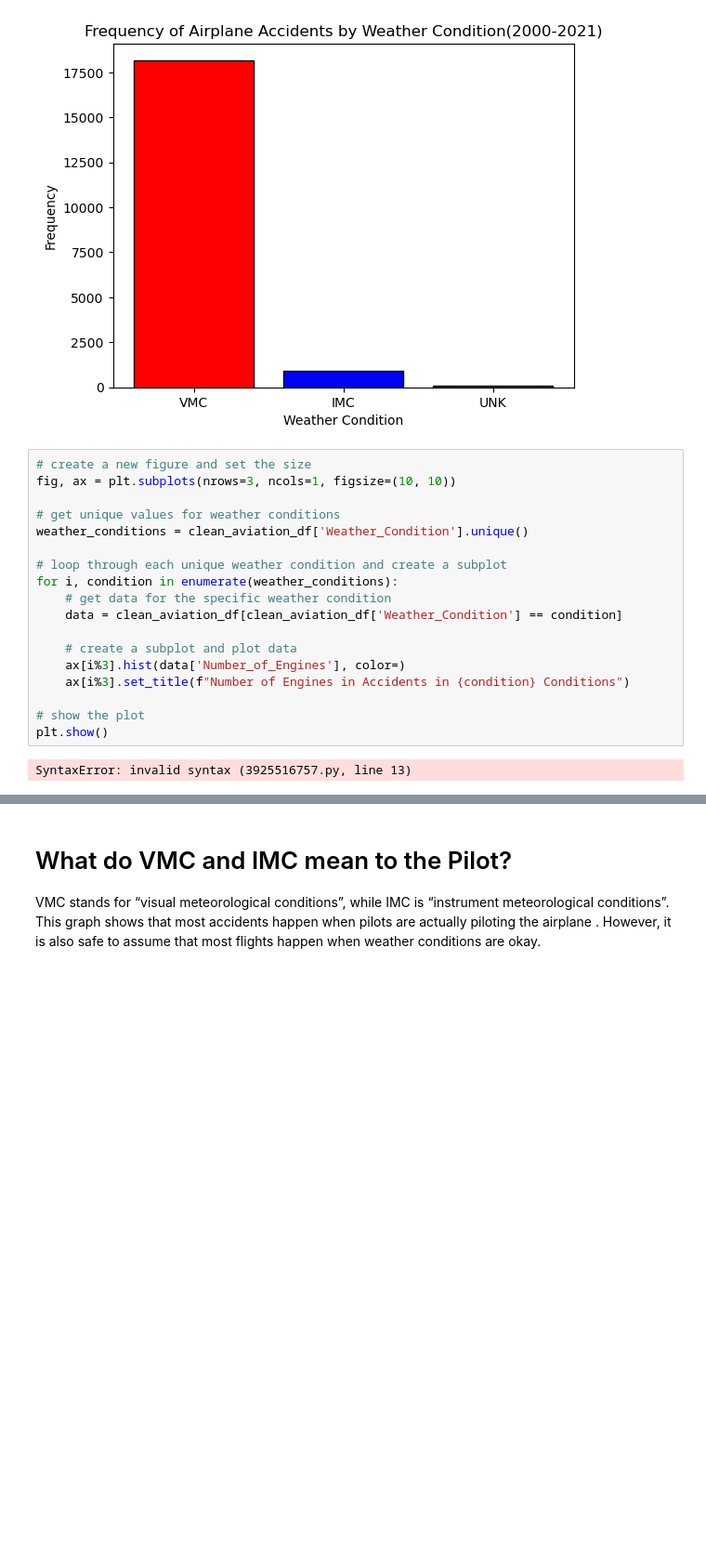
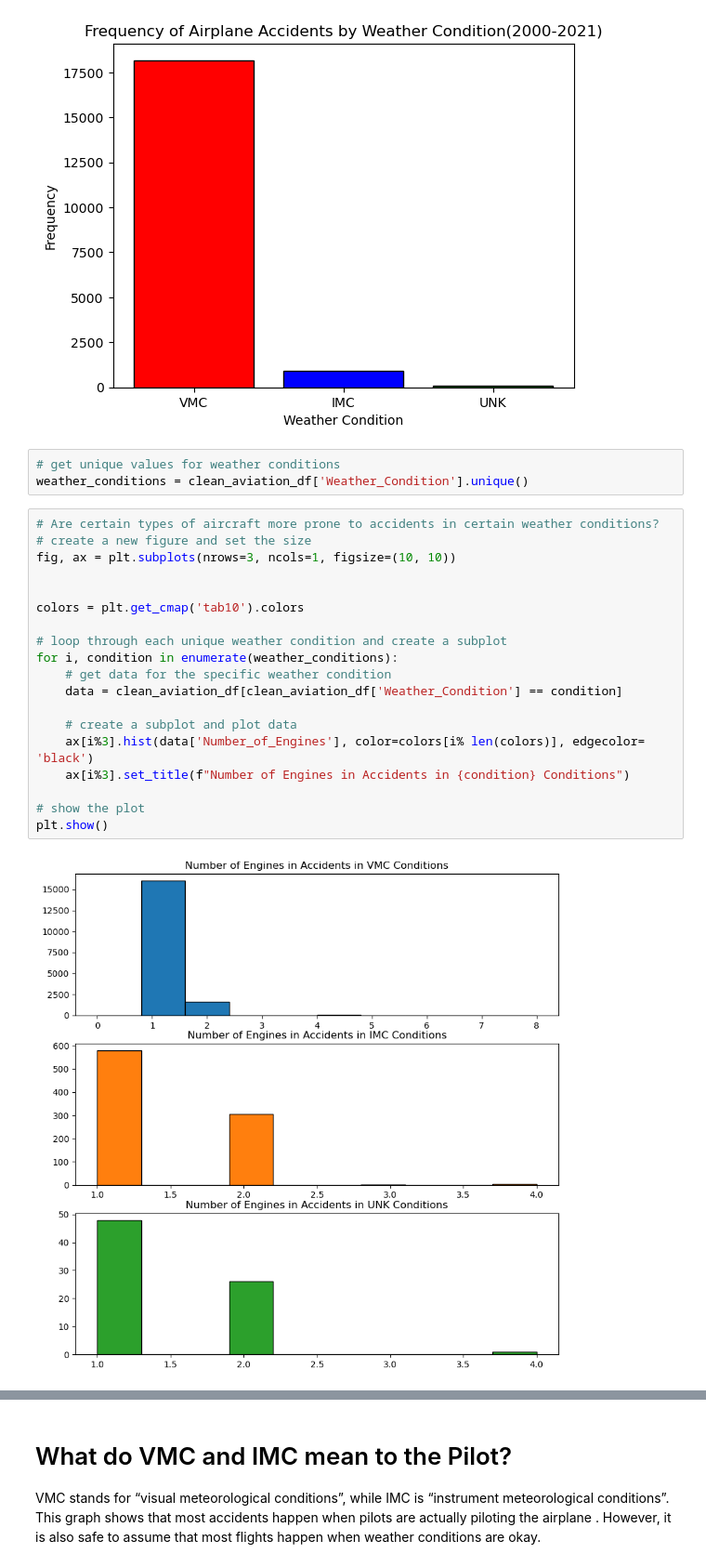
Before and after one commit to billywkim/Air_Travel_Analysis, a Jupyter notebook: Aviation_Weather/Aviation_Weather.ipynb, the cells around one changed output, grey strips where cells are left out. Shown at 93% size. Cells and saved outputs as stored; diff of their text form; blank space fills up the shorter version.

```diff
--- a/Aviation_Weather/Aviation_Weather.ipynb
+++ b/Aviation_Weather/Aviation_Weather.ipynb
@@ -727,23 +784,27 @@ plt.savefig('../Images/freq_weather_condition.png')
 plt.show()
 # %% [output]
 [figure]
+# %%
+# get unique values for weather conditions
+weather_conditions = clean_aviation_df['Weather_Condition'].unique()
 # %%
+# Are certain types of aircraft more prone to accidents in certain weather conditions?
 # create a new figure and set the size
 fig, ax = plt.subplots(nrows=3, ncols=1, figsize=(10, 10))
 
-# get unique values for weather conditions
-weather_conditions = clean_aviation_df['Weather_Condition'].unique()
+
+colors = plt.get_cmap('tab10').colors
 
 # loop through each unique weather condition and create a subplot
 for i, condition in enumerate(weather_conditions):
     # get data for the specific weather condition
     data = clean_aviation_df[clean_aviation_df['Weather_Condition'] == condition]
 
     # create a subplot and plot data
-    ax[i%3].hist(data['Number_of_Engines'], color=)
+    ax[i%3].hist(data['Number_of_Engines'], color=colors[i% len(colors)], edgecolor= 'black')
     ax[i%3].set_title(f"Number of Engines in Accidents in {condition} Conditions")
 
 # show the plot
 plt.show()
 # %% [output]
-SyntaxError: invalid syntax (3925516757.py, line 13)
+[figure, added]
```
Also changed, not shown: parts of 22 cells of this notebook.
